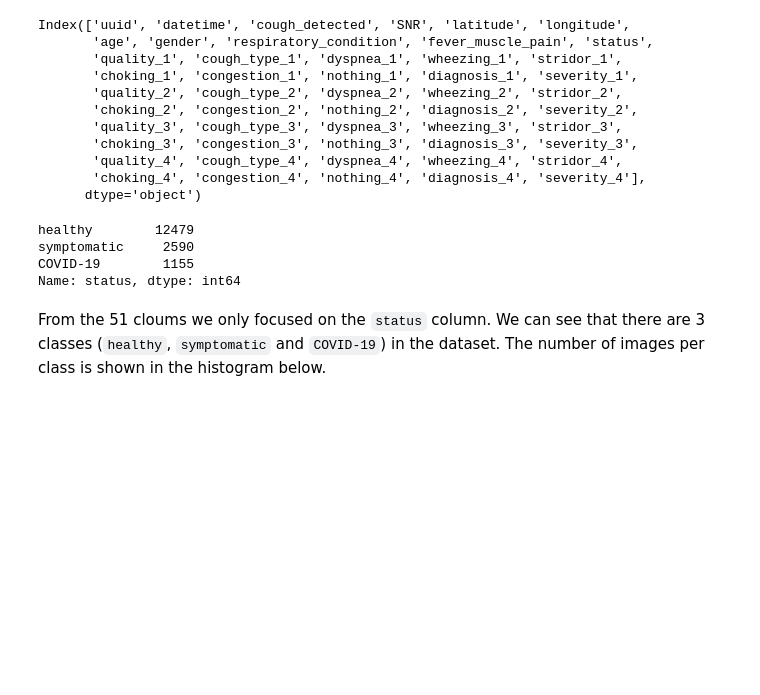
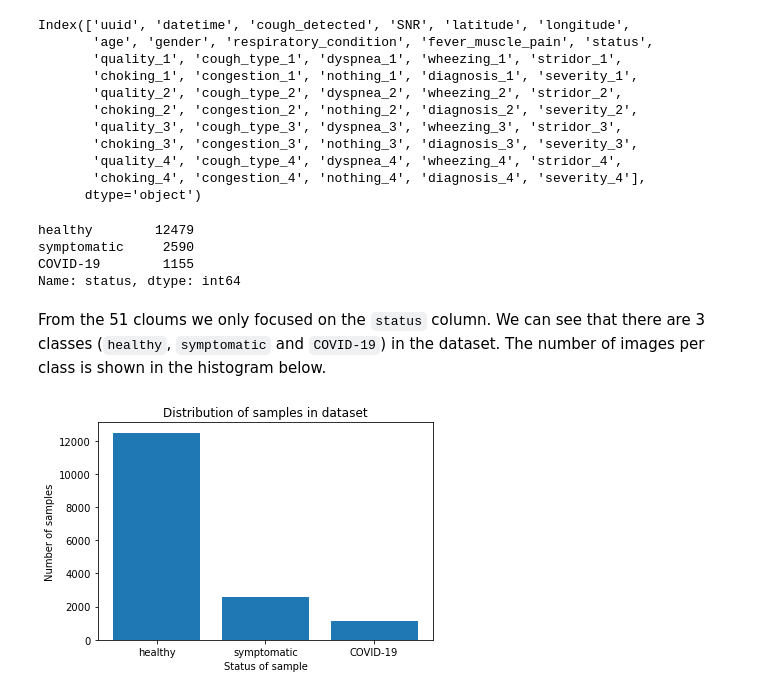
Before and after one commit to CE8-ComputerEng/Deep-Learning-Mini-Project, a Jupyter notebook: hand-in-part-1.ipynb, the cells around one changed output. Saved outputs shown, nothing was run; the diff lists cells and outputs as text; code cells hidden in the pictures; blank space fills up the shorter version.

```diff
--- a/hand-in-part-1.ipynb
+++ b/hand-in-part-1.ipynb
@@ -46,3 +46,13 @@ COVID-19        1155
 Name: status, dtype: int64
 # %% [markdown]
 From the 51 cloums we only focused on the `status` column. We can see that there are 3 classes (`healthy`, `symptomatic` and `COVID-19`) in the dataset. The number of images per class is shown in the histogram below.
+# %%
+plt.bar(metadata_df['status'].value_counts().index, metadata_df['status'].value_counts().values)
+
+plt.title('Distribution of samples in dataset')
+plt.xlabel('Status of sample')
+plt.ylabel('Number of samples')
+
+plt.show()
+# %% [output]
+[figure, added]
```
Also changed, not shown: 2 other files.
